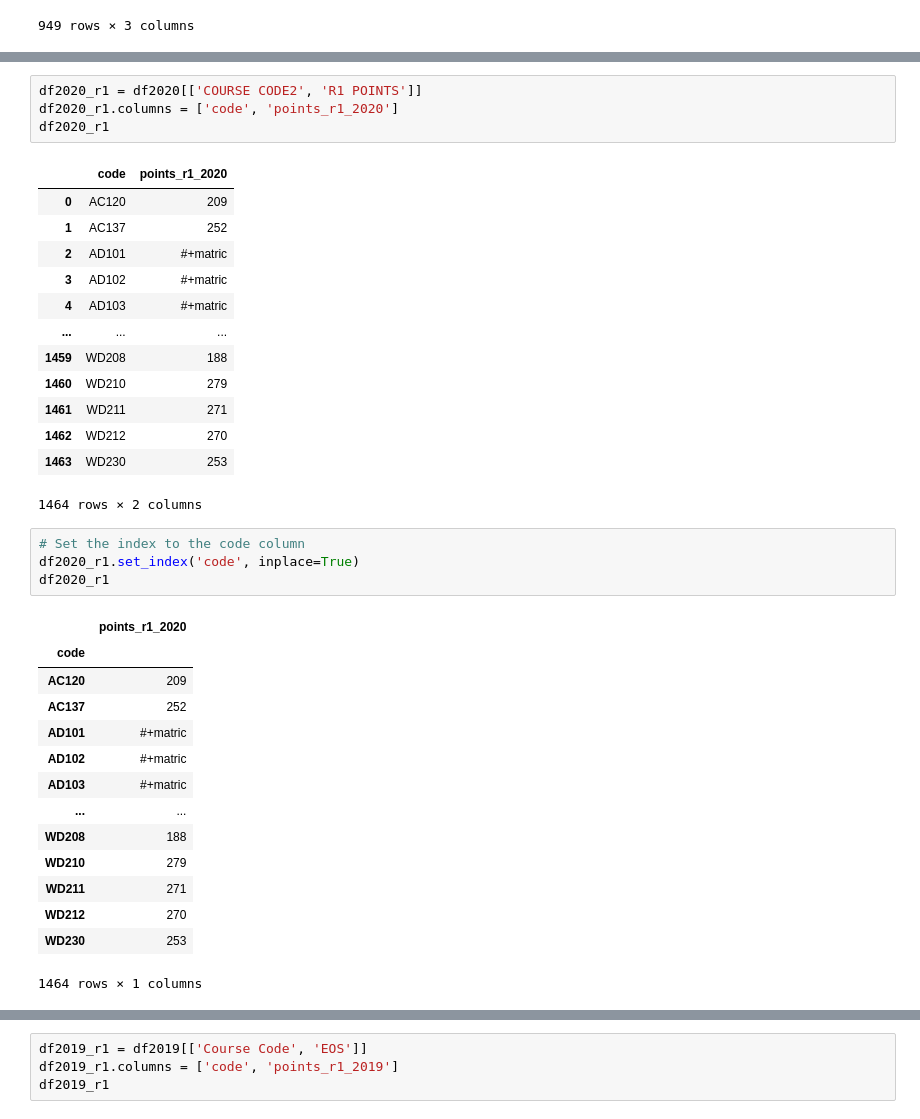
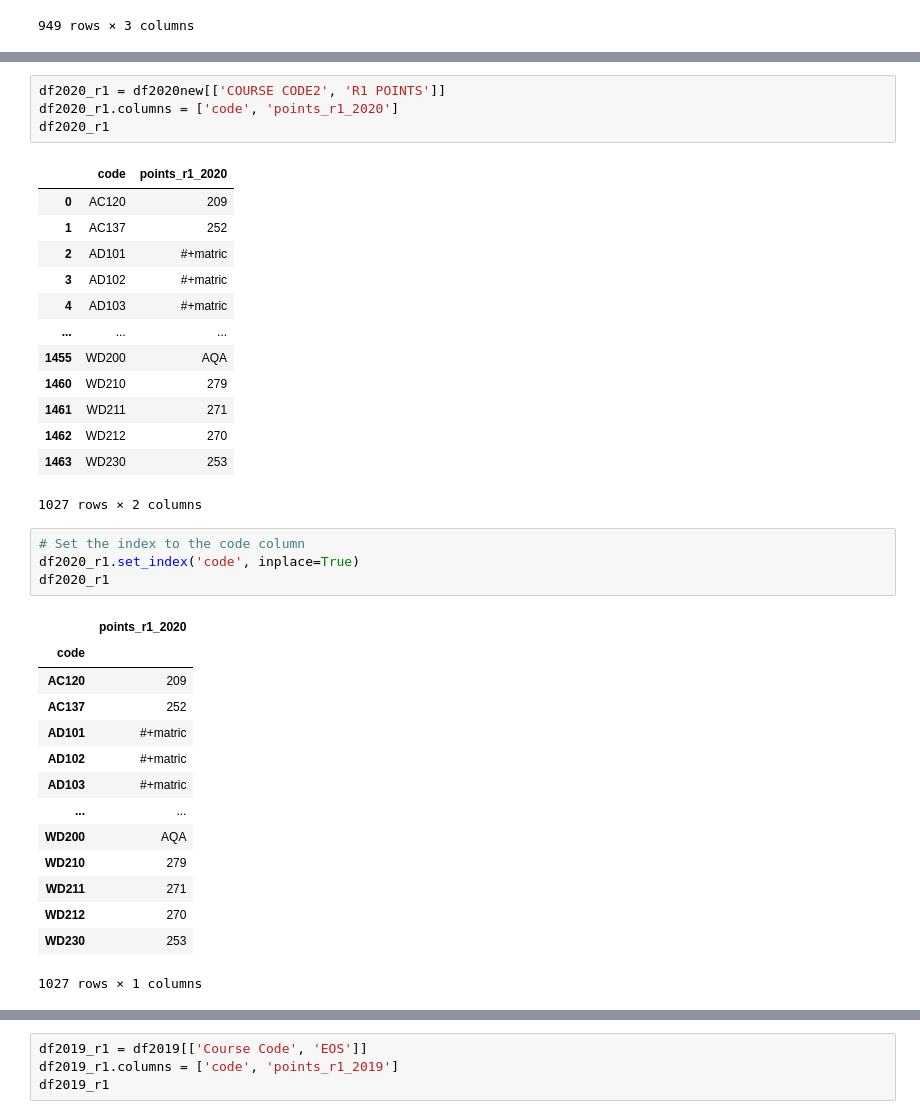
Before and after one commit to Michelleoc/fundamentals-of-data-analysis-assessment, a Jupyter notebook: cao-points-analysis.ipynb, the cells around one changed output, grey strips where cells are left out. Cells and saved outputs as stored; diff of their text form.

```diff
--- a/cao-points-analysis.ipynb
+++ b/cao-points-analysis.ipynb
@@ -600,21 +606,21 @@ allcourses
 # %%
-df2020_r1 = df2020[['COURSE CODE2', 'R1 POINTS']]
+df2020_r1 = df2020new[['COURSE CODE2', 'R1 POINTS']]
 df2020_r1.columns = ['code', 'points_r1_2020']
 df2020_r1
 # %% [output]
 |  | code | points_r1_2020 |
 | 0 | AC120 | 209 |
 | 1 | AC137 | 252 |
 | 2 | AD101 | #+matric |
 | 3 | AD102 | #+matric |
 | 4 | AD103 | #+matric |
 | ... | ... | ... |
-| 1459 | WD208 | 188 |
+| 1455 | WD200 | AQA |
 | 1460 | WD210 | 279 |
 | 1461 | WD211 | 271 |
 | 1462 | WD212 | 270 |
 | 1463 | WD230 | 253 |
-1464 rows × 2 columns
+1027 rows × 2 columns
 # %%
 # Set the index to the code column
 df2020_r1.set_index('code', inplace=True)
@@ -628,12 +634,12 @@ df2020_r1
 | AD102 | #+matric |
 | AD103 | #+matric |
 | ... | ... |
-| WD208 | 188 |
+| WD200 | AQA |
 | WD210 | 279 |
 | WD211 | 271 |
 | WD212 | 270 |
 | WD230 | 253 |
-1464 rows × 1 columns
+1027 rows × 1 columns
 # %%
 # Join 2020 points to allcourses
 allcourses = allcourses.join(df2020_r1)
```
Also changed, not shown: parts of 31 cells of this notebook, 23 other files.
